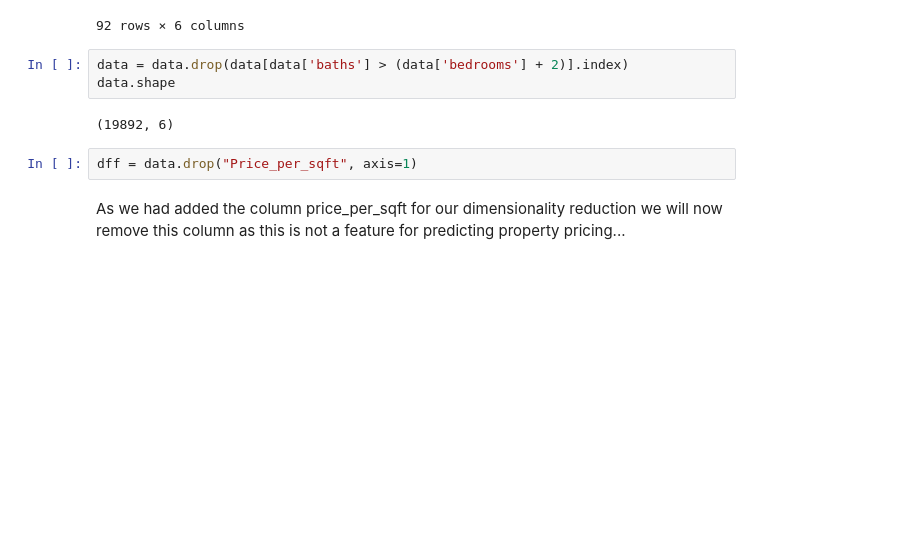
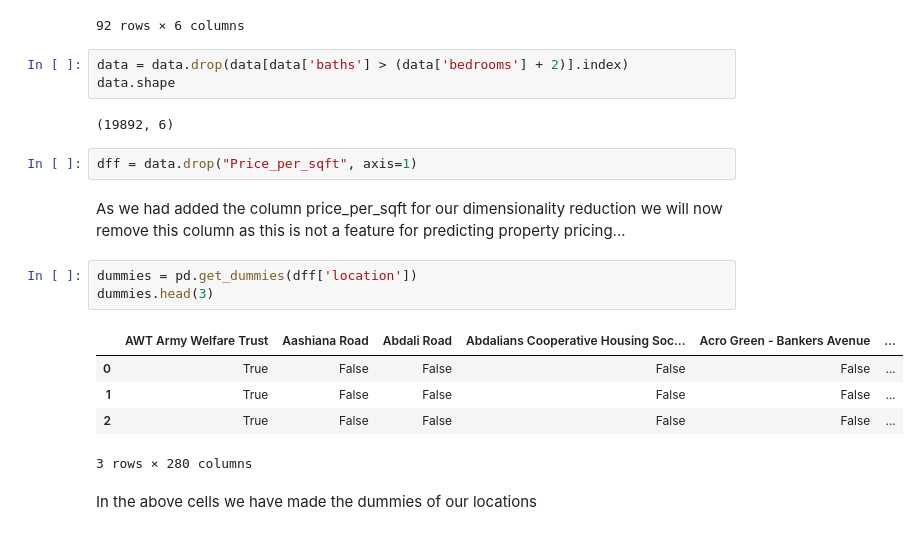
Before and after one commit to razzaq-99/Pakistan-s-Top-Cities-Property-Price-Prediction, a Jupyter notebook: lahore_property_price_prediction.ipynb, the cells around one changed output. Cells and saved outputs as stored; diff of their text form; blank space fills up the shorter version.

Commit message:
added dummies of our locations and then concated to our data

```diff
--- a/lahore_property_price_prediction.ipynb
+++ b/lahore_property_price_prediction.ipynb
@@ -340,3 +340,14 @@ data.shape
 dff = data.drop("Price_per_sqft", axis=1)
 # %% [markdown]
 As we had added the column price_per_sqft for our dimensionality reduction we will now remove this column as this is not a feature for predicting property pricing...
+# %%
+dummies = pd.get_dummies(dff['location'])
+dummies.head(3)
+# %% [output]
+|  | AWT Army Welfare Trust | Aashiana Road | Abdali Road | Abdalians Cooperative Housing Soc... | Acro Green - Bankers Avenue | ... |
+| 0 | True | False | False | False | False | ... |
+| 1 | True | False | False | False | False | ... |
+| 2 | True | False | False | False | False | ... |
+3 rows × 280 columns
+# %% [markdown]
+In the above cells we have made the dummies of our locations
```
Also changed, not shown: parts of 2 cells of this notebook.
